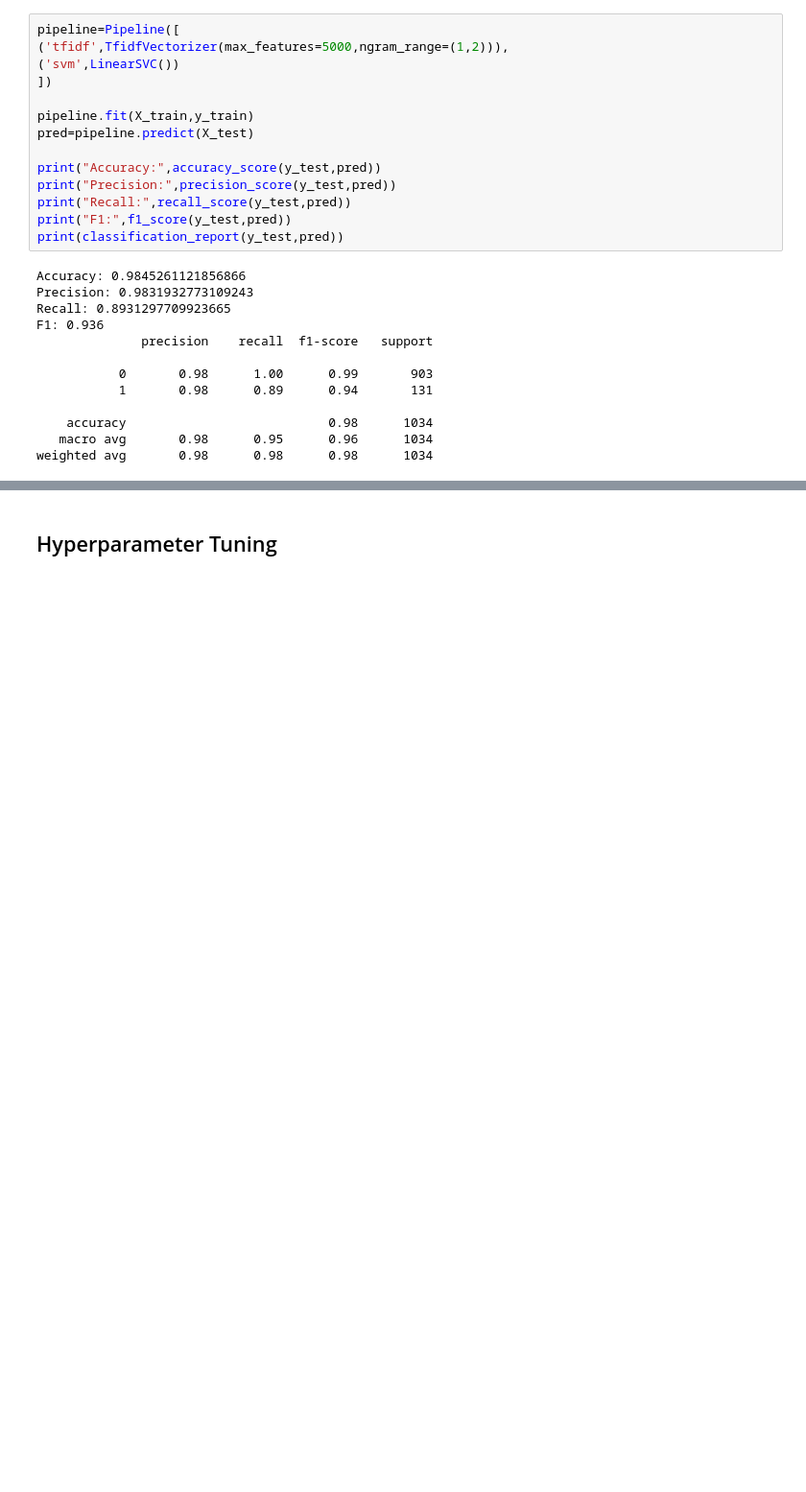
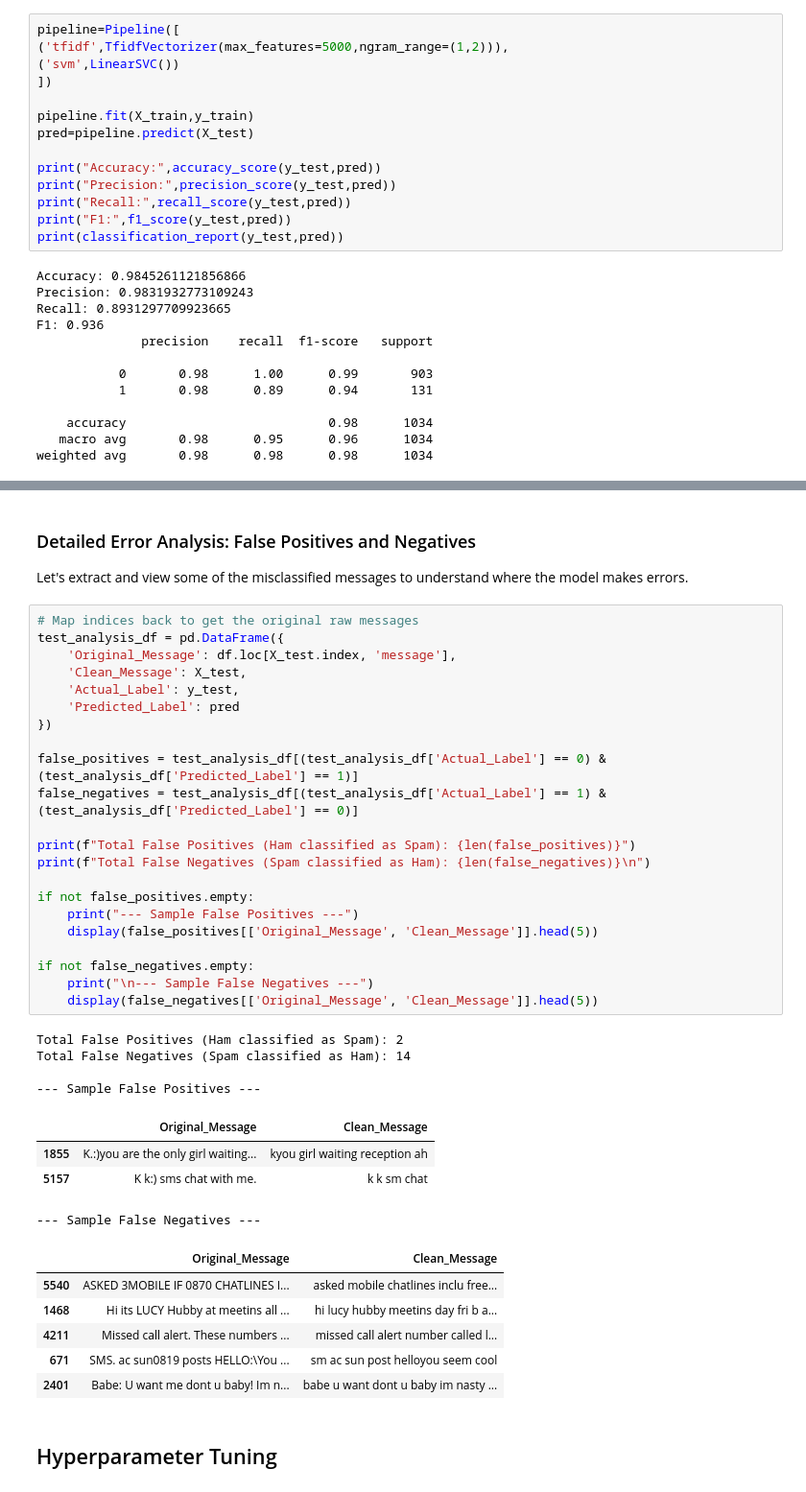
Before and after one commit to awwroni/Spam-Classification-using-SVM, a Jupyter notebook: SMS_SpamClassification_SVM.ipynb, the cells around one changed output, grey strips where cells are left out. Shown at 96% size. Cells and saved outputs as stored; diff of their text form; blank space fills up the shorter version.

```diff
--- a/SMS_SpamClassification_SVM.ipynb
+++ b/SMS_SpamClassification_SVM.ipynb
@@ -214,3 +268,43 @@ weighted avg       0.98      0.98      0.98      1034
+# %% [markdown]
+### Detailed Error Analysis: False Positives and Negatives
+Let's extract and view some of the misclassified messages to understand where the model makes errors.
+# %%
+# Map indices back to get the original raw messages
+test_analysis_df = pd.DataFrame({
+    'Original_Message': df.loc[X_test.index, 'message'],
+    'Clean_Message': X_test,
+    'Actual_Label': y_test,
+    'Predicted_Label': pred
+})
+
+false_positives = test_analysis_df[(test_analysis_df['Actual_Label'] == 0) & (test_analysis_df['Predicted_Label'] == 1)]
+false_negatives = test_analysis_df[(test_analysis_df['Actual_Label'] == 1) & (test_analysis_df['Predicted_Label'] == 0)]
+
+print(f"Total False Positives (Ham classified as Spam): {len(false_positives)}")
+print(f"Total False Negatives (Spam classified as Ham): {len(false_negatives)}\n")
+
+if not false_positives.empty:
+    print("--- Sample False Positives ---")
+    display(false_positives[['Original_Message', 'Clean_Message']].head(5))
+
+if not false_negatives.empty:
+    print("\n--- Sample False Negatives ---")
+    display(false_negatives[['Original_Message', 'Clean_Message']].head(5))
+# %% [output]
+Total False Positives (Ham classified as Spam): 2
+Total False Negatives (Spam classified as Ham): 14
+
+--- Sample False Positives ---
+|  | Original_Message | Clean_Message |
+| 1855 | K.:)you are the only girl waiting... | kyou girl waiting reception ah |
+| 5157 | K k:) sms chat with me. | k k sm chat |
+--- Sample False Negatives ---
+|  | Original_Message | Clean_Message |
+| 5540 | ASKED 3MOBILE IF 0870 CHATLINES I... | asked mobile chatlines inclu free... |
+| 1468 | Hi its LUCY Hubby at meetins all ... | hi lucy hubby meetins day fri b a... |
+| 4211 | Missed call alert. These numbers ... | missed call alert number called l... |
+| 671 | SMS. ac sun0819 posts HELLO:\You ... | sm ac sun post helloyou seem cool |
+| 2401 | Babe: U want me dont u baby! Im n... | babe u want dont u baby im nasty ... |
 # %% [markdown]
 ## Hyperparameter Tuning
 # %%
```
Also changed, not shown: parts of 4 cells of this notebook.
